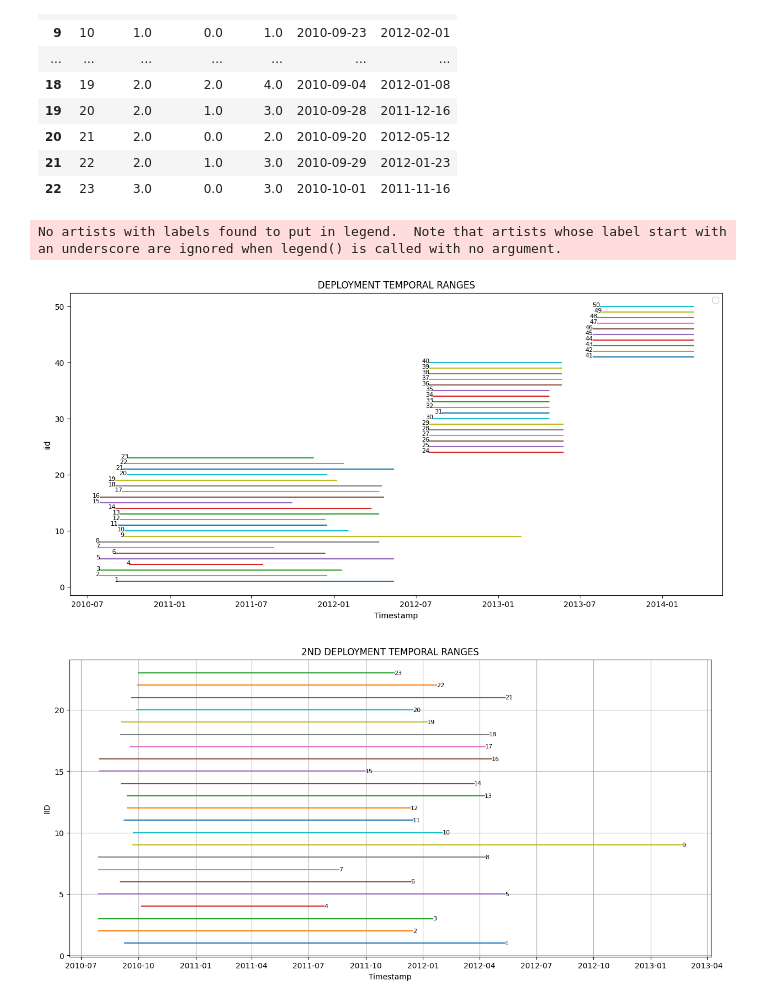
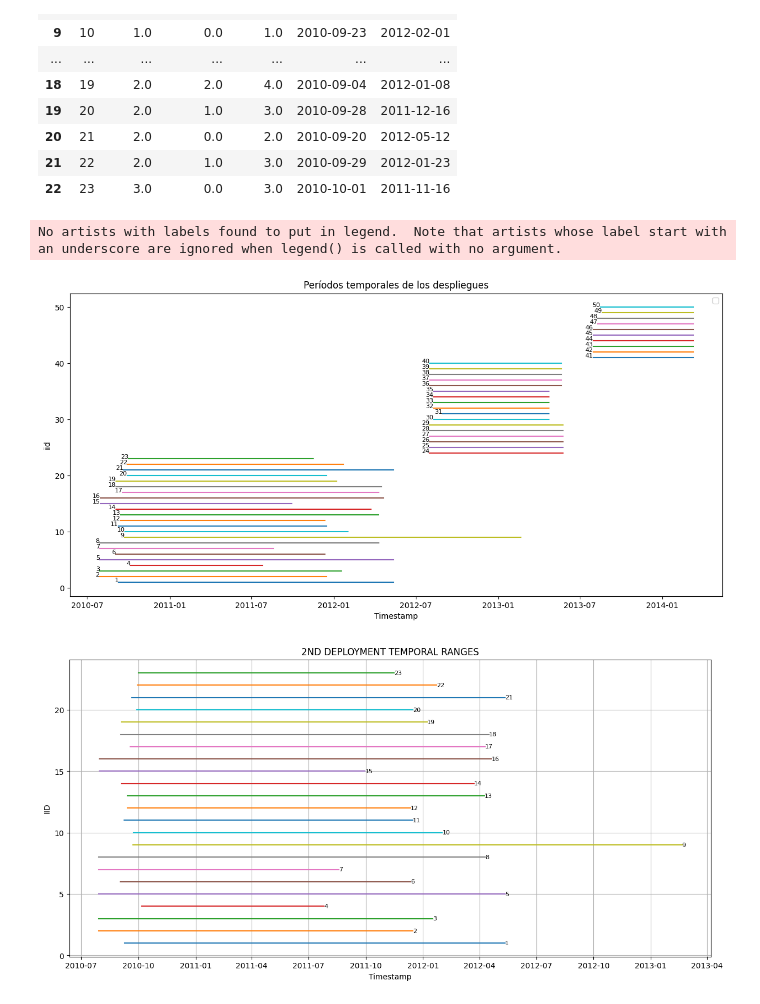
Before and after one commit to PaulaBartolomeMora/TFM, a Jupyter notebook: SustData/demographics.ipynb, the cells around one changed output. Drawn from its saved outputs; the diff is of its cells as text; code cells hidden in the pictures.

```diff
--- a/SustData/demographics.ipynb
+++ b/SustData/demographics.ipynb
@@ -33,19 +33,19 @@ df.head(23)
 # %%
 plt.figure(figsize=(15, 7))
 df.set_index('IID', inplace=True)
 
 for i, row in df.iterrows():
     plt.plot([row['Start'], row['End']], [i, i])
     plt.text(row['Start'], i, f'{i}', ha='right', fontsize=8)
 
 plt.xlabel('Timestamp')
 plt.ylabel('iid')
-plt.title('DEPLOYMENT TEMPORAL RANGES')
+plt.title('Períodos temporales de los despliegues')
 plt.legend()
 plt.show()
 # %% [output]
 No artists with labels found to put in legend.  Note that artists whose label start with an underscore are ignored when legend() is called with no argument.
-[figure, old version]
+[figure, new version]
 # %%
 plt.figure(figsize=(15, 7))
 df.set_index('IID', inplace=True)
```
Also changed, not shown: 13 other files.
